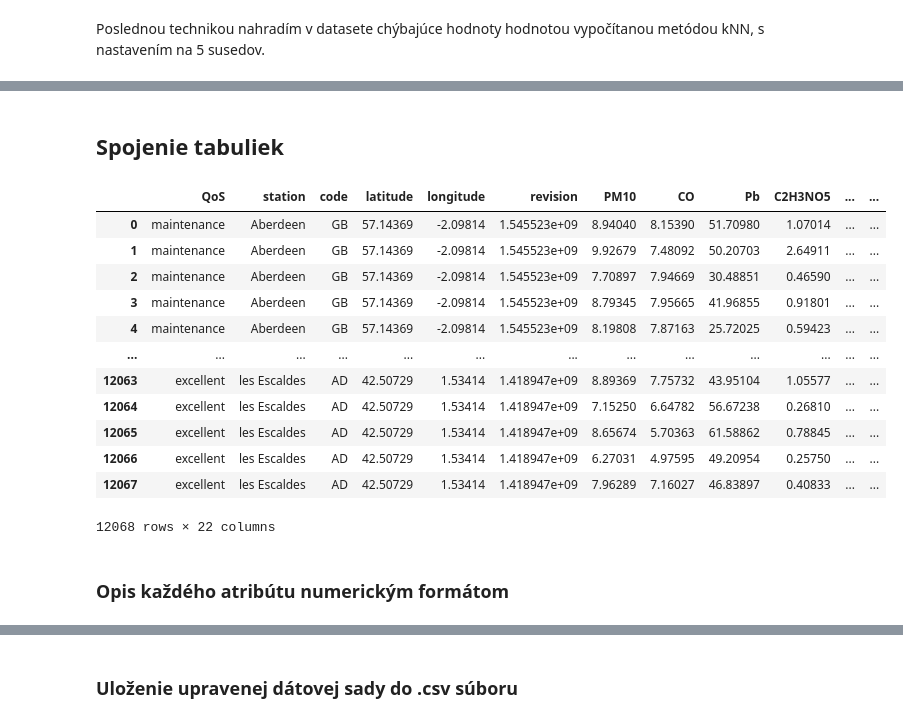
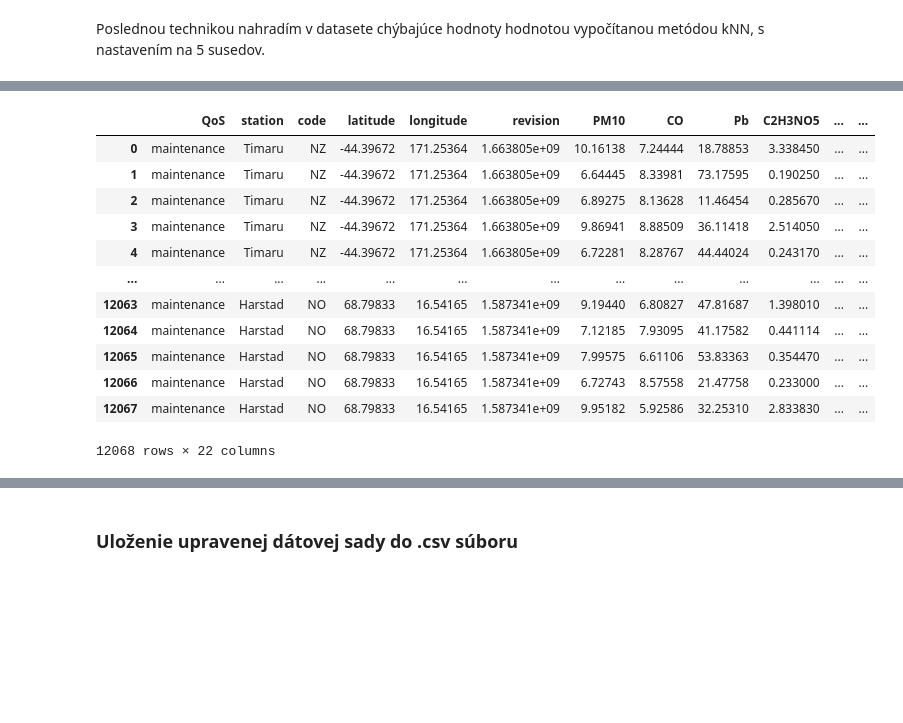
Before and after one commit to berny-29/IAU, a Jupyter notebook: project_2.ipynb, the cells around one changed output, grey strips where cells are left out. Saved outputs shown, nothing was run; the diff lists cells and outputs as text; code cells hidden in the pictures; blank space fills up the shorter version.

```diff
--- a/project_2.ipynb
+++ b/project_2.ipynb
@@ -92,20 +87 @@ Transformujte dáta na vhodný formát pre strojové učenie t.j. jedno pozorova
 Prvou použitou technikou odstránim pozorovania s chýbajúcimi údajmi (v tvare Nan).
-# %%
-measurements_data.dropna(inplace=True)
-stations_data.dropna(inplace=True)
-
-stations_data["QoS"] = np.where(stations_data["QoS"] == "accep", "acceptable", stations_data["QoS"])
-stations_data["QoS"] = np.where(stations_data["QoS"] == "maitennce", "maintenance", stations_data["QoS"])
-
-stations_data['revision'] = stations_data['revision'].apply(lambda x: pd.Timestamp(x).timestamp())
-
-stations_data['latitude'] = stations_data['latitude'].round(5)
-stations_data['longitude'] = stations_data['longitude'].round(5)
-
-stations_data["station"] = np.where(stations_data["station"] == "T‚Äôaebaek", "Taebaek", stations_data["station"])
-stations_data["station"] = np.where(stations_data["station"] == "'Ali Sabieh", "Ali Sabieh", stations_data["station"])
-stations_data["station"] = np.where(stations_data["station"] == "Oktyabr‚Äôskiy", "Oktyabrsk", stations_data["station"])
-stations_data["station"] = np.where(stations_data["station"] == "Roslavl‚Äô", "Roslavl", stations_data["station"])
-stations_data["station"] = np.where(stations_data["station"] == "Dyat‚Äôkovo", "Dyatkovo", stations_data["station"])
-
-measurements_data.info()
@@ -140,7 +145,7 @@ for col in measurements_data_avg:
 # %% [markdown]
 Poslednou technikou nahradím v datasete chýbajúce hodnoty hodnotou vypočítanou metódou kNN, s nastavením na 5 susedov.
 # %%
-imputer = KNNImputer(n_neighbors=5, weights='uniform', metric='nan_euclidean')
-imputer.fit(measurements_data_knn)
-
-measurements_data_knn = pd.DataFrame(imputer.transform(measurements_data_knn), columns=column_names_measurements).copy()
+imp_knn = KNNImputer(n_neighbors=5, weights='uniform', metric='nan_euclidean')
+imp_knn.fit(measurements_data_knn)
+measurements_data_knn = pd.DataFrame(imp_knn.transform(measurements_data_knn), columns=column_names_measurements).copy()
+measurements_data_knn.describe()
@@ -203,2 +250,3 @@ measurements_data_out = measurements_data_out.combine_first(outliers)
 # %%
-stations_data = stations_data.groupby(by='station').apply(lambda x: x.loc[x['revision']==x['revision'].max()])
+stations_data = stations_data.groupby(by=['latitude', 'longitude'], group_keys=False).apply(lambda x: x.loc[x['revision']==x['revision'].max()])
+stations_data
@@ -205,22 +267,17 @@ stations_data = stations_data.groupby(by='station').apply(lambda x: x.loc[x['rev
-# %% [markdown]
-## Spojenie tabuliek
 # %%
-df=pd.merge(stations_data, measurements_data, on=['latitude', 'longitude'], how='inner')
-
+df = pd.merge(stations_data, measurements_data_knn, on=['latitude', 'longitude'], how='inner')
 df
 # %% [output]
 |  | QoS | station | code | latitude | longitude | revision | PM10 | CO | Pb | C2H3NO5 | ... | ... |
-| 0 | maintenance | Aberdeen | GB | 57.14369 | -2.09814 | 1.545523e+09 | 8.94040 | 8.15390 | 51.70980 | 1.07014 | ... | ... |
-| 1 | maintenance | Aberdeen | GB | 57.14369 | -2.09814 | 1.545523e+09 | 9.92679 | 7.48092 | 50.20703 | 2.64911 | ... | ... |
-| 2 | maintenance | Aberdeen | GB | 57.14369 | -2.09814 | 1.545523e+09 | 7.70897 | 7.94669 | 30.48851 | 0.46590 | ... | ... |
-| 3 | maintenance | Aberdeen | GB | 57.14369 | -2.09814 | 1.545523e+09 | 8.79345 | 7.95665 | 41.96855 | 0.91801 | ... | ... |
-| 4 | maintenance | Aberdeen | GB | 57.14369 | -2.09814 | 1.545523e+09 | 8.19808 | 7.87163 | 25.72025 | 0.59423 | ... | ... |
+| 0 | maintenance | Timaru | NZ | -44.39672 | 171.25364 | 1.663805e+09 | 10.16138 | 7.24444 | 18.78853 | 3.338450 | ... | ... |
+| 1 | maintenance | Timaru | NZ | -44.39672 | 171.25364 | 1.663805e+09 | 6.64445 | 8.33981 | 73.17595 | 0.190250 | ... | ... |
+| 2 | maintenance | Timaru | NZ | -44.39672 | 171.25364 | 1.663805e+09 | 6.89275 | 8.13628 | 11.46454 | 0.285670 | ... | ... |
+| 3 | maintenance | Timaru | NZ | -44.39672 | 171.25364 | 1.663805e+09 | 9.86941 | 8.88509 | 36.11418 | 2.514050 | ... | ... |
+| 4 | maintenance | Timaru | NZ | -44.39672 | 171.25364 | 1.663805e+09 | 6.72281 | 8.28767 | 44.44024 | 0.243170 | ... | ... |
 | ... | ... | ... | ... | ... | ... | ... | ... | ... | ... | ... | ... | ... |
-| 12063 | excellent | les Escaldes | AD | 42.50729 | 1.53414 | 1.418947e+09 | 8.89369 | 7.75732 | 43.95104 | 1.05577 | ... | ... |
-| 12064 | excellent | les Escaldes | AD | 42.50729 | 1.53414 | 1.418947e+09 | 7.15250 | 6.64782 | 56.67238 | 0.26810 | ... | ... |
-| 12065 | excellent | les Escaldes | AD | 42.50729 | 1.53414 | 1.418947e+09 | 8.65674 | 5.70363 | 61.58862 | 0.78845 | ... | ... |
-| 12066 | excellent | les Escaldes | AD | 42.50729 | 1.53414 | 1.418947e+09 | 6.27031 | 4.97595 | 49.20954 | 0.25750 | ... | ... |
-| 12067 | excellent | les Escaldes | AD | 42.50729 | 1.53414 | 1.418947e+09 | 7.96289 | 7.16027 | 46.83897 | 0.40833 | ... | ... |
+| 12063 | maintenance | Harstad | NO | 68.79833 | 16.54165 | 1.587341e+09 | 9.19440 | 6.80827 | 47.81687 | 1.398010 | ... | ... |
+| 12064 | maintenance | Harstad | NO | 68.79833 | 16.54165 | 1.587341e+09 | 7.12185 | 7.93095 | 41.17582 | 0.441114 | ... | ... |
+| 12065 | maintenance | Harstad | NO | 68.79833 | 16.54165 | 1.587341e+09 | 7.99575 | 6.61106 | 53.83363 | 0.354470 | ... | ... |
+| 12066 | maintenance | Harstad | NO | 68.79833 | 16.54165 | 1.587341e+09 | 6.72743 | 8.57558 | 21.47758 | 0.233000 | ... | ... |
+| 12067 | maintenance | Harstad | NO | 68.79833 | 16.54165 | 1.587341e+09 | 9.95182 | 5.92586 | 32.25310 | 2.833830 | ... | ... |
 12068 rows × 22 columns
-# %% [markdown]
-### Opis každého atribútu numerickým formátom
```
Also changed, not shown: parts of 56 cells of this notebook.
